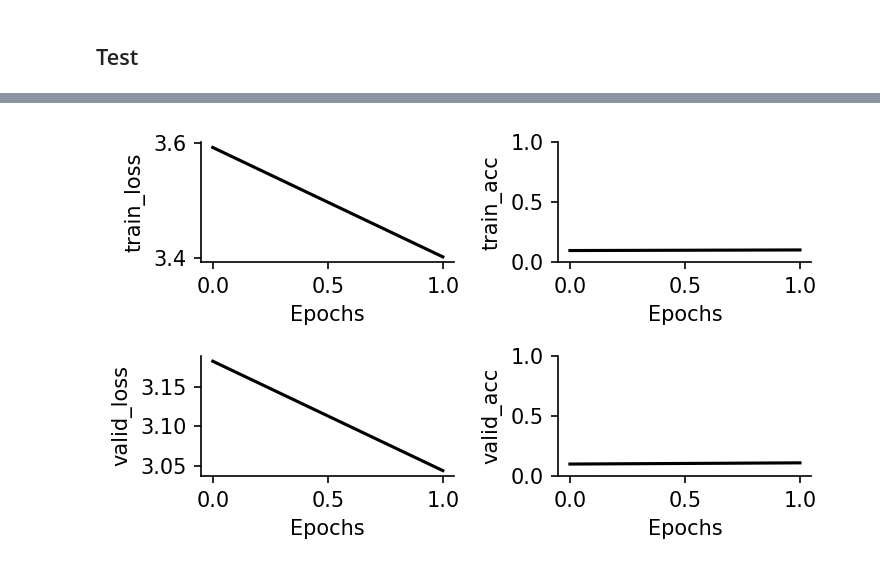
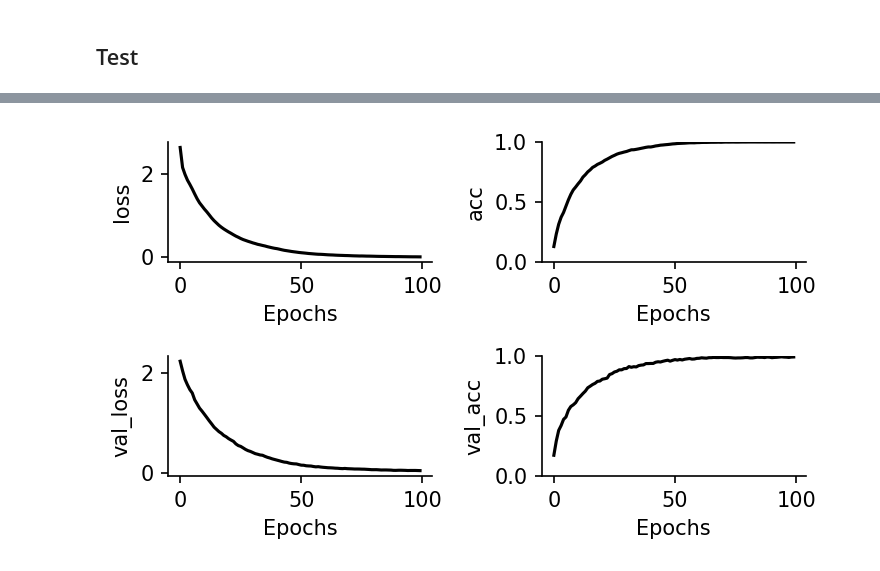
Before and after one commit to fmi-basel/stork, a Jupyter notebook: Playgrounds/delay_poc.ipynb, the cells around one changed output, grey strips where cells are left out. Cells and saved outputs as stored; diff of their text form; code cells hidden in the pictures.

Commit message:
playground notebooks for delays

```diff
--- a/Playgrounds/delay_poc.ipynb
+++ b/Playgrounds/delay_poc.ipynb
@@ -112,7 +113,7 @@ hidden_neurons = model.add_group(LIFGroup(
 
 delay_neurons = model.add_group(DelayGroup(
     src=hidden_neurons,
-    max_delay_timesteps=nb_time_steps,
+    max_delay_timesteps=nb_time_steps//2,
 ))
 
 hidden_neurons2 = model.add_group(LIFGroup(
@@ -251,9 +252,4 @@ history = model.fit_validate(
     ds_valid,
     nb_epochs=nb_epochs,
     verbose=True)
-
-results["train_loss"] = history["loss"].tolist()
-results["train_acc"] = history["acc"].tolist()
-results["valid_loss"] = history["val_loss"].tolist()
-results["valid_acc"] = history["val_acc"].tolist()
 # %% [output]
@@ -262,2 +273,8 @@ results["valid_acc"] = history["val_acc"].tolist()
+# %%
+for key, val in history.items():
+    if key in results:
+        results[key] += val.tolist()
+    else:
+        results[key] = val.tolist()
 # %%
 # print(model.groups[2].delays)``
@@ -284,11 +338,17 @@ results["avg_layer_freq"] = [nb/len(ds_test)/duration/nb_hidden_units for nb in
 ## Test
 # %%
 scores = model.evaluate(ds_test).tolist()
-results["test_loss"], _, results["test_acc"] = scores
+l, _, a = scores
+if "test_loss" in results:
+    results["test_loss"].append(l)
+    results["test_acc"].append(a)
+else:
+    results["test_loss"] = [l]
+    results["test_acc"]  = [a]
 # %%
 fig, ax = plt.subplots(2,2, figsize=(5,3), dpi=150)
 
-for i, n in enumerate(["train_loss", "train_acc", "valid_loss", "valid_acc"]):
+for i, n in enumerate(["loss", "acc", "val_loss", "val_acc"]):
 
     if i < 2:
         a = ax[0][i]
@@ -305,6 +365,6 @@ ax[1, 1].set_ylim(0, 1)
 sns.despine()
 plt.tight_layout()
 
-print("Test loss: ", results["test_loss"])
-print("Test acc.: ", round(results["test_acc"]*100, 2), "%")
+print("Test loss: ", results["test_loss"][-1])
+print("Test acc.: ", round(results["test_acc"][-1]*100, 2), "%")
 # %% [output]
@@ -313,4 +373,4 @@ Test acc.:  11.0 %
-[figure, old version]
+[figure, new version]
 # %%
 plt.figure(dpi=150)
 stork.plotting.plot_activity_snapshot(
```
Also changed, not shown: parts of 18 cells of this notebook, 2 other files.
